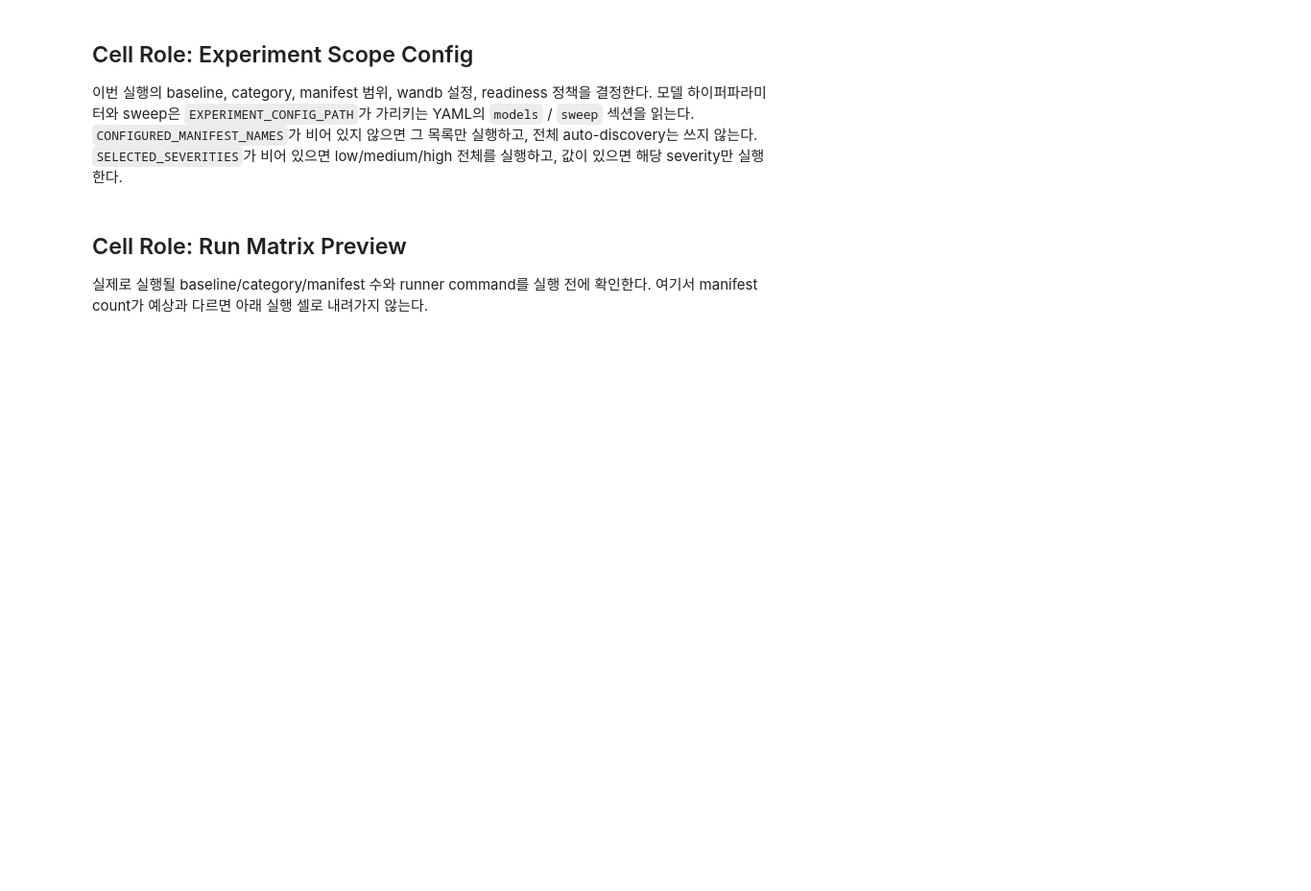
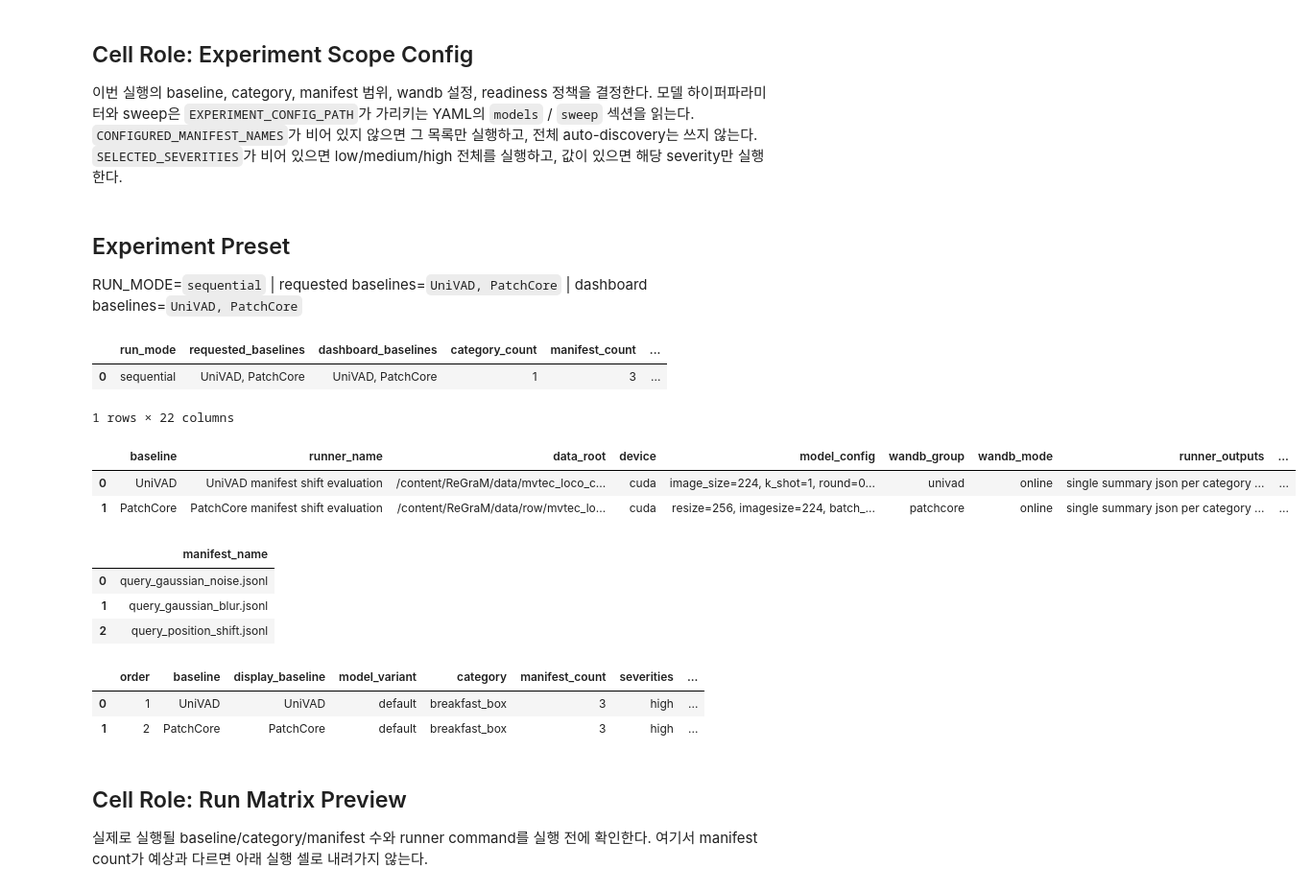
Before and after one commit to outSeop/ReGraM, a Jupyter notebook: experiments/validation/condition_shift_baseline/notebook/01_run_orchestrator.ipynb, the cells around one changed output. Shown at 96% size. Drawn from its saved outputs; the diff is of its cells as text; code cells hidden in the pictures; blank space fills up the shorter version.

Commit message:
shift

```diff
--- a/experiments/validation/condition_shift_baseline/notebook/01_run_orchestrator.ipynb
+++ b/experiments/validation/condition_shift_baseline/notebook/01_run_orchestrator.ipynb
@@ -212,7 +230,7 @@ RUN_BASELINE = ['UniVAD', 'PatchCore']      # used only when RUN_MODE == 'single
 SEQUENTIAL_BASELINES = ['UniVAD', 'PatchCore']
 DASHBOARD_BASELINES = ['UniVAD', 'PatchCore']
 # breakfast_box, juice_bottle, screw_bag, pushpins, splicing_connectors
-CATEGORIES = ['breakfast_box', 'screw_bag']
+CATEGORIES = ['breakfast_box']
 AUTO_DISCOVER_MANIFESTS = False
 CONFIGURED_MANIFEST_NAMES = ['query_gaussian_noise.jsonl', 'query_gaussian_blur.jsonl', 'query_position_shift.jsonl']
 SELECTED_SEVERITIES = ['high']  # [] means all; examples: ['low'], ['medium'], ['high'], ['low', 'high']
@@ -279,33 +297,50 @@ requested_run_configs = build_requested_run_configs(
     wandb_mode=WANDB_MODE,
     selected_severities=SELECTED_SEVERITIES,
 )
 dashboard_run_configs = build_requested_run_configs(
     active_baselines=DASHBOARD_BASELINES,
     specs=BASELINE_SPECS,
     categories=CATEGORIES,
     manifest_paths=manifest_paths,
     manifest_names=ACTIVE_MANIFEST_NAMES,
     report_root=REPORT_ROOT,
     wandb_project=WANDB_PROJECT,
     wandb_mode=WANDB_MODE,
     selected_severities=SELECTED_SEVERITIES,
 )
 baseline_status_df = evaluate_baseline_readiness(REQUESTED_BASELINES, specs=BASELINE_SPECS, categories=CATEGORIES)
 run_configs = list(requested_run_configs)
 skipped_run_configs = []
 
 display_experiment_preset(
     run_mode=RUN_MODE,
     requested_baselines=REQUESTED_BASELINES,
     dashboard_baselines=DASHBOARD_BASELINES,
     categories=CATEGORIES,
     manifest_names=ACTIVE_MANIFEST_NAMES,
     wandb_mode=WANDB_MODE,
     stop_on_failure=STOP_ON_FAILURE,
     univad_flags=UNIVAD_SETUP_FLAGS,
     specs=BASELINE_SPECS,
     requested_run_configs=requested_run_configs,
 )
+# %% [output]
+## Experiment Preset
+
+RUN_MODE=`sequential` | requested baselines=`UniVAD, PatchCore` | dashboard baselines=`UniVAD, PatchCore`
+|  | run_mode | requested_baselines | dashboard_baselines | category_count | manifest_count | ... |
+| 0 | sequential | UniVAD, PatchCore | UniVAD, PatchCore | 1 | 3 | ... |
+1 rows × 22 columns
+|  | baseline | runner_name | data_root | device | model_config | wandb_group | wandb_mode | runner_outputs | ... |
+| 0 | UniVAD | UniVAD manifest shift evaluation | /content/ReGraM/data/mvtec_loco_c... | cuda | image_size=224, k_shot=1, round=0... | univad | online | single summary json per category ... | ... |
+| 1 | PatchCore | PatchCore manifest shift evaluation | /content/ReGraM/data/row/mvtec_lo... | cuda | resize=256, imagesize=224, batch_... | patchcore | online | single summary json per category ... | ... |
+|  | manifest_name |
+| 0 | query_gaussian_noise.jsonl |
+| 1 | query_gaussian_blur.jsonl |
+| 2 | query_position_shift.jsonl |
+|  | order | baseline | display_baseline | model_variant | category | manifest_count | severities | ... |
+| 0 | 1 | UniVAD | UniVAD | default | breakfast_box | 3 | high | ... |
+| 1 | 2 | PatchCore | PatchCore | default | breakfast_box | 3 | high | ... |
 # %% [markdown]
 ## Cell Role: Run Matrix Preview
 
```
Also changed, not shown: parts of 7 cells of this notebook, 21 other files.
